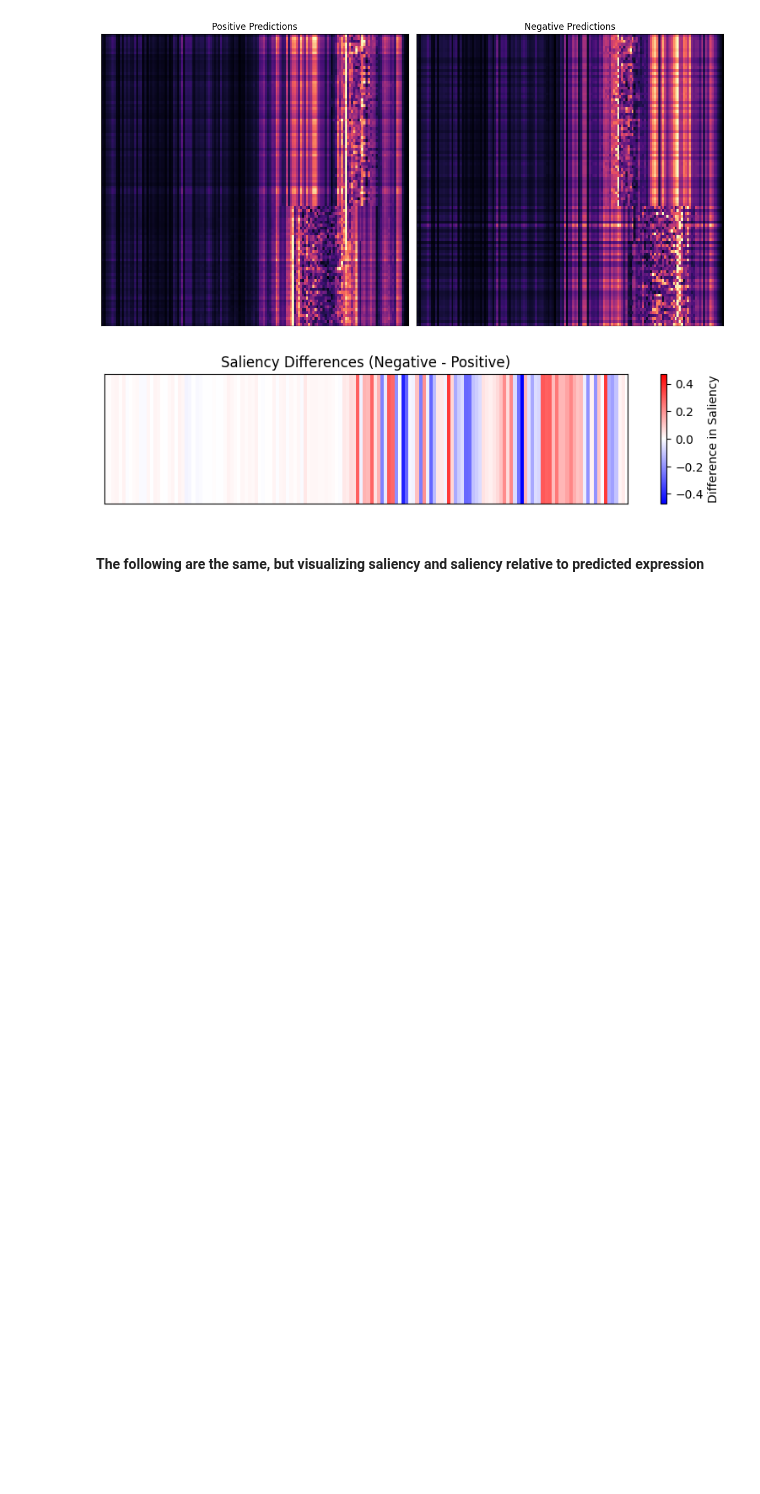
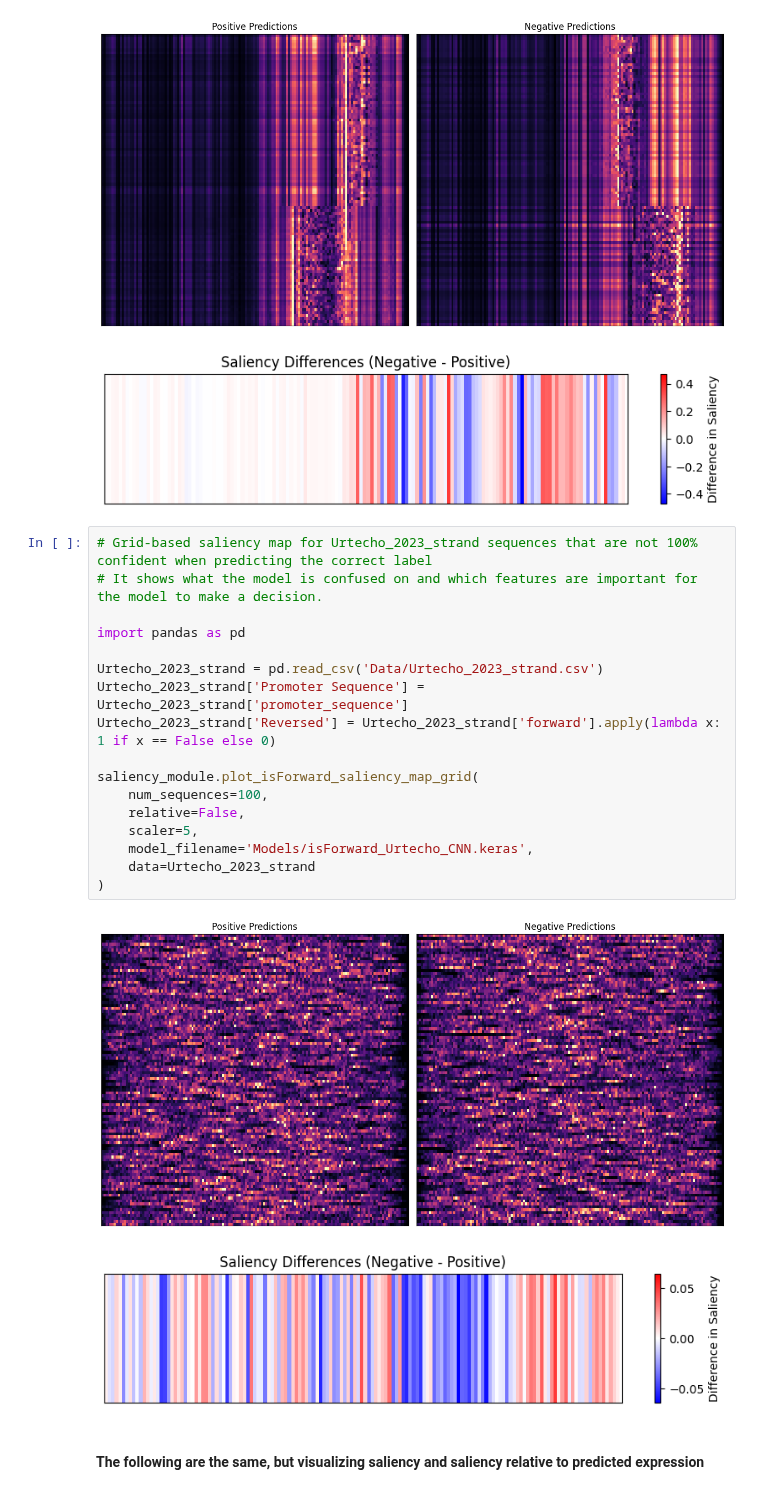
Before and after one commit to Rhys-sg/e.-coli-promoter-prediction, a Jupyter notebook: saliency_reverse.ipynb, the cells around one changed output. Cells and saved outputs as stored; diff of their text form; blank space fills up the shorter version.

Commit message:
Add Urtecho 2023 Data and CNN

```diff
--- a/saliency_reverse.ipynb
+++ b/saliency_reverse.ipynb
@@ -14,6 +14,26 @@ saliency_module.plot_isForward_saliency_map_grid(num_sequences=100, relative=Fal
 # %% [output]
 [figure]
 [figure]
+# %%
+# Grid-based saliency map for Urtecho_2023_strand sequences that are not 100% confident when predicting the correct label
+# It shows what the model is confused on and which features are important for the model to make a decision.
+
+import pandas as pd
+
+Urtecho_2023_strand = pd.read_csv('Data/Urtecho_2023_strand.csv')
+Urtecho_2023_strand['Promoter Sequence'] = Urtecho_2023_strand['promoter_sequence']
+Urtecho_2023_strand['Reversed'] = Urtecho_2023_strand['forward'].apply(lambda x: 1 if x == False else 0)
+
+saliency_module.plot_isForward_saliency_map_grid(
+    num_sequences=100,
+    relative=False,
+    scaler=5,
+    model_filename='Models/isForward_Urtecho_CNN.keras',
+    data=Urtecho_2023_strand
+)
+# %% [output]
+[figure, added]
+[figure, added]
 # %% [markdown]
 #### The following are the same, but visualizing saliency and saliency relative to predicted expression
 # %%
```
Also changed, not shown: 3 other files.
